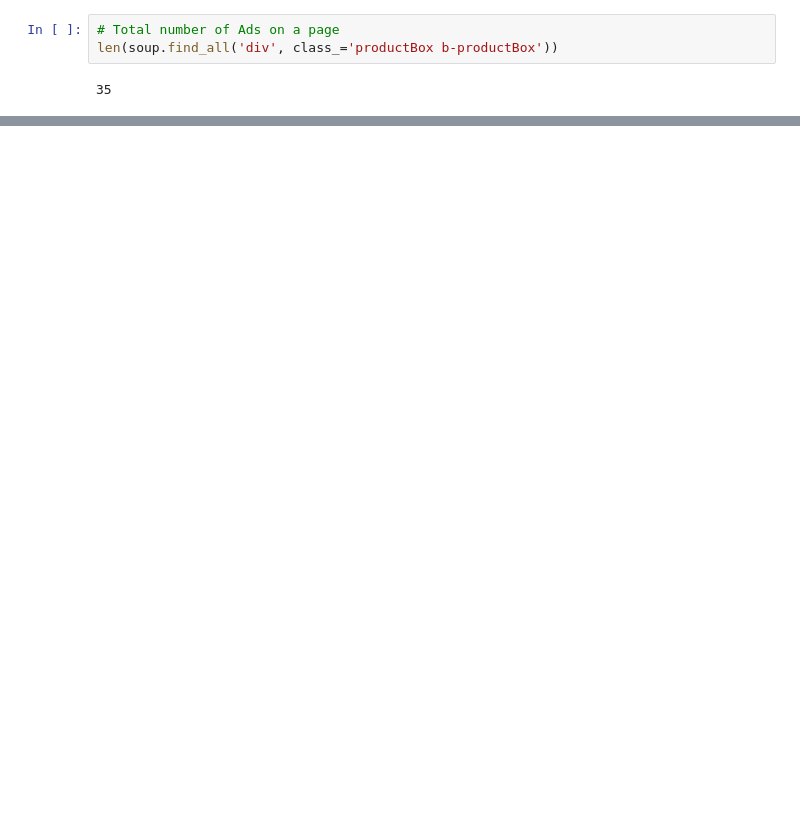
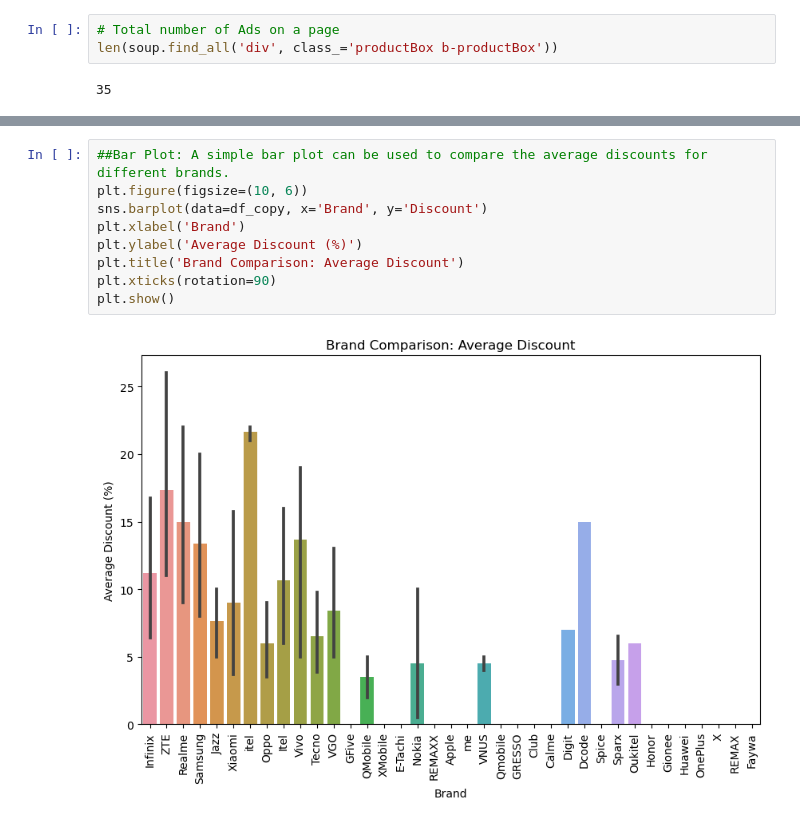
Before and after one commit to SHussainRR/WebScrapperPython, a Jupyter notebook: Project.ipynb, the cells around one changed output, grey strips where cells are left out. Cells and saved outputs as stored; diff of their text form; blank space fills up the shorter version.

```diff
--- a/Project.ipynb
+++ b/Project.ipynb
@@ -819,0 +811,11 @@ Index(['Brand', 'Phone Name', 'Price', 'Link', 'ImageLink'], dtype='object')
+# %%
+##Bar Plot: A simple bar plot can be used to compare the average discounts for different brands.
+plt.figure(figsize=(10, 6))
+sns.barplot(data=df_copy, x='Brand', y='Discount')
+plt.xlabel('Brand')
+plt.ylabel('Average Discount (%)')
+plt.title('Brand Comparison: Average Discount')
+plt.xticks(rotation=90)
+plt.show()
+# %% [output]
+[figure, added]
```
Also changed, not shown: parts of 24 cells of this notebook, 1 other file.
